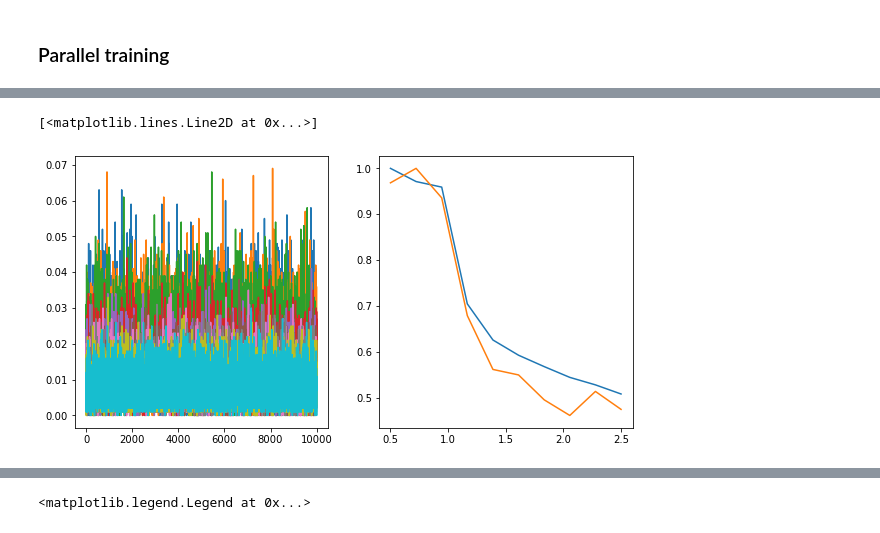
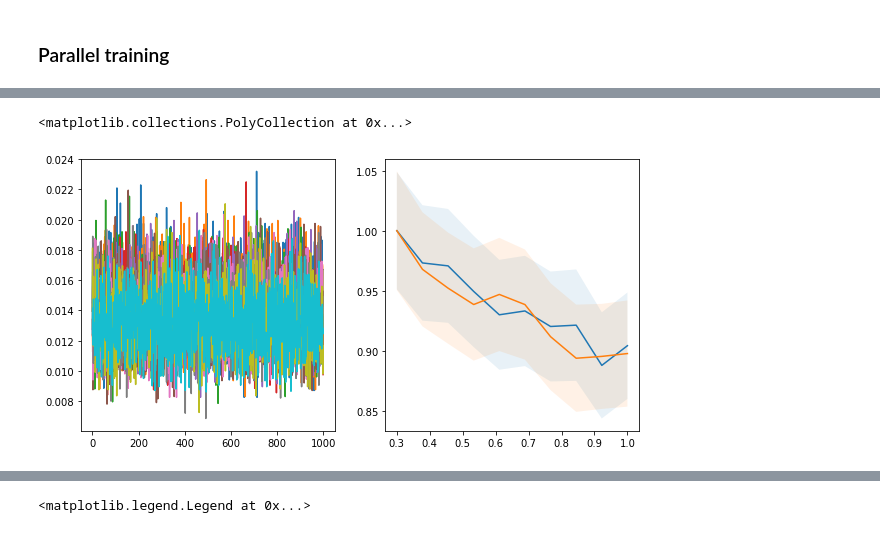
Before and after one commit to gorkamunoz/rl_opts, a Jupyter notebook: nbs/single_RL_walker.ipynb, the cells around one changed output, grey strips where cells are left out. Cells and saved outputs as stored; diff of their text form; code cells hidden in the pictures.

```diff
--- a/nbs/single_RL_walker.ipynb
+++ b/nbs/single_RL_walker.ipynb
@@ -142,8 +142,10 @@ class Qtable_constraints:
 
         if np.random.rand() < self.egreedy:
             a = np.argmax(np.random.randn(1,self.action_space))
+            self.action_greedy = False
         else:
             a = np.argmax(self.Q[s,:])
+            self.action_greedy = True
 
         return a
 
@@ -347,12 +360,12 @@ def optimal_training(episodes, time_ep, Nt, L, at, ls):
 from joblib import Parallel, delayed
 
 num_ls = 10
-lss = np.linspace(0.5, 2.5, num_ls)
+lss = np.linspace(0.3, 1, num_ls)
 
 L = 150
 at = 1
 Nt = 100
-episodes = 10000
+episodes = 1000
 time_ep = 1000
 
 info = Parallel(n_jobs=num_ls)(delayed (optimal_training) (episodes, time_ep, Nt, L, at, ls)
@@ -360,18 +383,25 @@ info = Parallel(n_jobs=num_ls)(delayed (optimal_training) (episodes, time_ep, Nt
 # %%
 fig, ax = plt.subplots(1, 2, figsize = (10, 5))
 
 late_rew, total_rew = [], []
+late_var, total_var = [], []
 for info_agent in info:
 
-    ax[0].plot(info_agent['rewards'].sum(1)/time_ep);
-    total_rew.append(float(info_agent['rewards'].mean()))
-    late_rew.append(float(info_agent['rewards'][-100:,:].mean()))
+    ax[0].plot(info_agent['rewards'].mean(0).sum(1)/time_ep);
+    total_rew.append(float(info_agent['rewards'].mean(0)[:200,:].mean()))
+    late_rew.append(float(info_agent['rewards'].mean(0)[-200:,:].mean()))
+
+
+    total_var.append(float(info_agent['rewards'].mean(0)[:100,:].var()))
+    late_var.append(float(info_agent['rewards'].mean(0)[-100:,:].var()))
 
 total_rew = np.array(total_rew)
 late_rew = np.array(late_rew)
 
 ax[1].plot(lss, total_rew/max(total_rew))
+ax[1].fill_between(lss, (total_rew-total_var)/max(total_rew), (total_rew+total_var)/max(total_rew), alpha = 0.1)
 ax[1].plot(lss, late_rew/max(late_rew))
+ax[1].fill_between(lss, (late_rew-late_var)/max(late_rew), (late_rew+late_var)/max(late_rew), alpha = 0.1)
 # %% [output]
-[<matplotlib.lines.Line2D at 0x...>]
+<matplotlib.collections.PolyCollection at 0x...>
-[figure, old version]
+[figure, new version]
```
Also changed, not shown: parts of 24 cells of this notebook, 9 other files.
